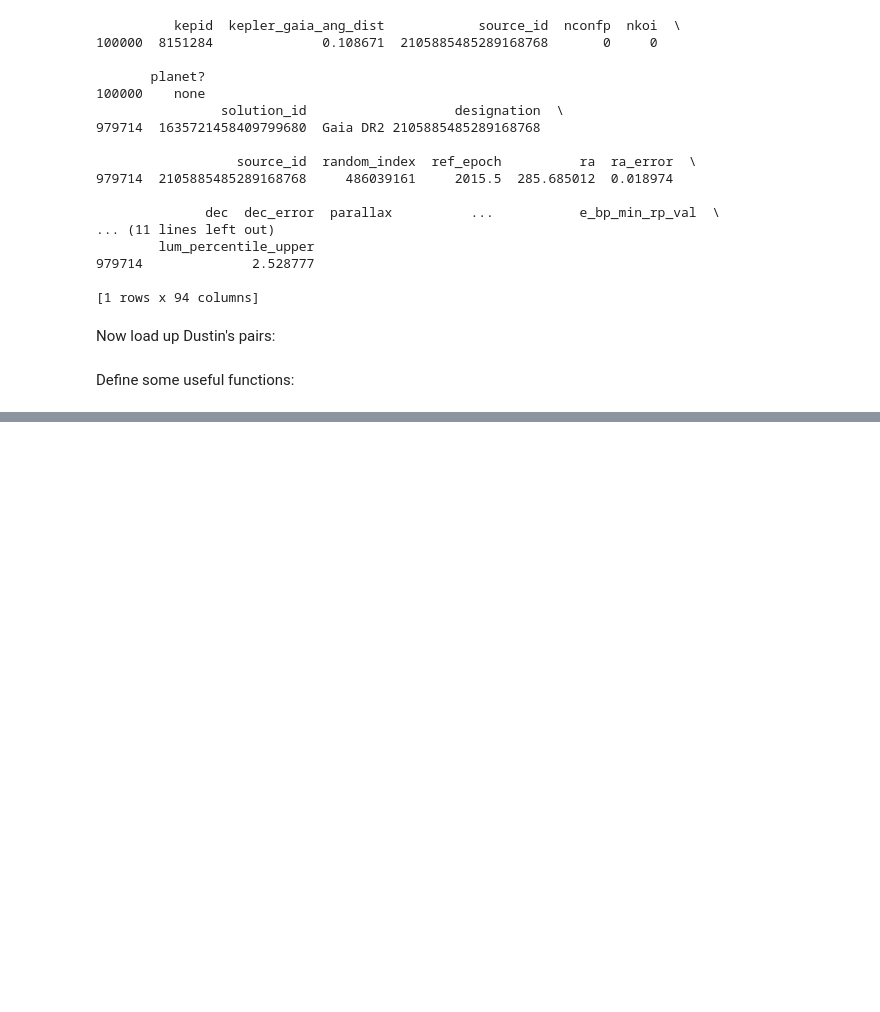
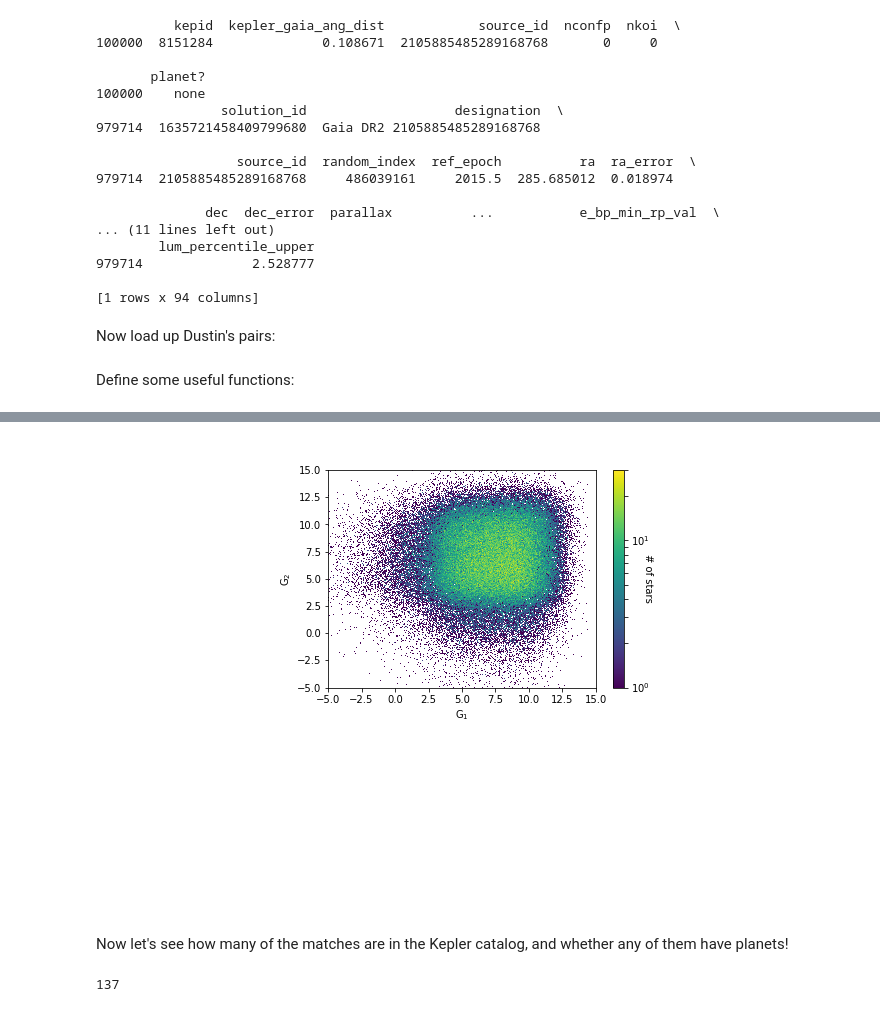
Before and after one commit to megbedell/kepler-pairs, a Jupyter notebook: notebooks/all-kepler-matches.ipynb, the cells around one changed output, grey strips where cells are left out. Cells and saved outputs as stored; diff of their text form; code cells hidden in the pictures; blank space fills up the shorter version.

```diff
--- a/notebooks/all-kepler-matches.ipynb
+++ b/notebooks/all-kepler-matches.ipynb
@@ -147,0 +249,14 @@ plt.yscale('log')
+# %%
+from matplotlib.colors import LogNorm
+plt.hist2d(absg1[mask], absg2[mask], bins=(1000,1000), norm=LogNorm())
+cbar = plt.colorbar()
+cbar.ax.set_ylabel('# of stars', rotation=270)
+plt.xlabel('G$_{1}$')
+plt.ylabel('G$_{2}$')
+plt.xlim([-5, 15])
+plt.ylim([-5, 15])
+plt.savefig('absmag_pairs.pdf')
+# %% [output]
+[figure, added]
+# %% [markdown]
+Now let's see how many of the matches are in the Kepler catalog, and whether any of them have planets!
@@ -147,0 +269,4 @@ plt.yscale('log')
+# %%
+np.sum(both_are_kic)
+# %% [output]
+137
```
Also changed, not shown: parts of 19 cells of this notebook.
